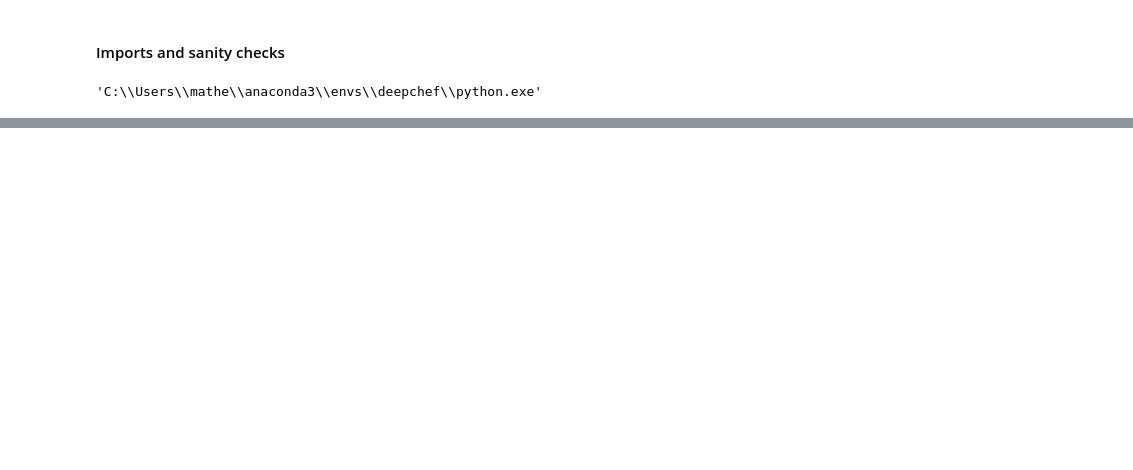
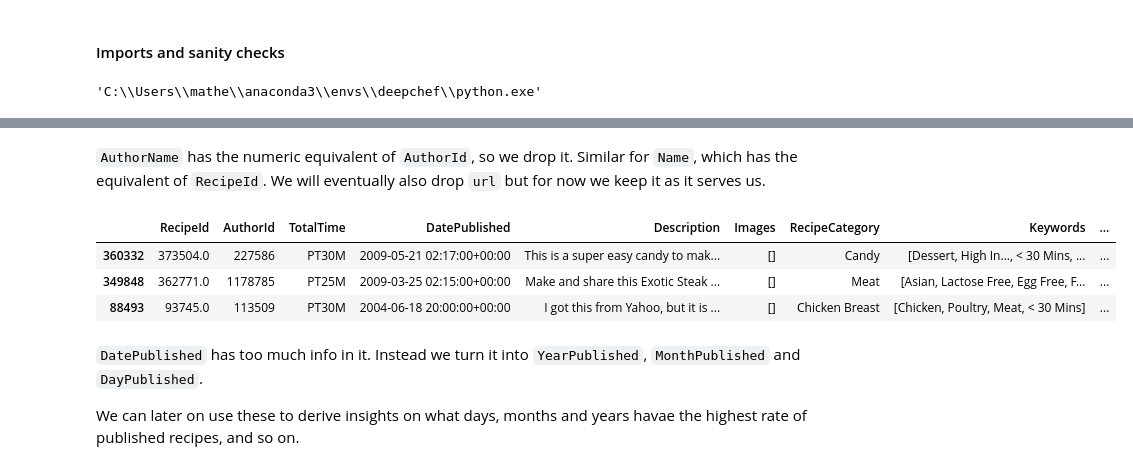
Before and after one commit to amirkiaml/DeepChef-BSTN-Capstone, a Jupyter notebook: Basic Data Cleaning.ipynb, the cells around one changed output, grey strips where cells are left out. Drawn from its saved outputs; the diff is of its cells as text; code cells hidden in the pictures; blank space fills up the shorter version.

```diff
--- a/Basic Data Cleaning.ipynb
+++ b/Basic Data Cleaning.ipynb
@@ -43,0 +124,2 @@ recipes.sample(5)
+# %%
+recipes.drop(['CookTime', 'PrepTime'], axis=1,inplace=True)
@@ -43,0 +132,15 @@ recipes.sample(5)
+# %% [markdown]
+`AuthorName` has the numeric equivalent of `AuthorId`, so we drop it. Similar for `Name`, which has the equivalent of `RecipeId`. We will eventually also drop `url` but for now we keep it as it serves us.
+# %%
+recipes.drop(['Name', 'AuthorName'], axis=1,inplace=True)
+# %%
+recipes.sample(3)
+# %% [output]
+|  | RecipeId | AuthorId | TotalTime | DatePublished | Description | Images | RecipeCategory | Keywords | ... |
+| 360332 | 373504.0 | 227586 | PT30M | 2009-05-21 02:17:00+00:00 | This is a super easy candy to mak... | [] | Candy | [Dessert, High In..., < 30 Mins, ... | ... |
+| 349848 | 362771.0 | 1178785 | PT25M | 2009-03-25 02:15:00+00:00 | Make and share this Exotic Steak ... | [] | Meat | [Asian, Lactose Free, Egg Free, F... | ... |
+| 88493 | 93745.0 | 113509 | PT30M | 2004-06-18 20:00:00+00:00 | I got this from Yahoo, but it is ... | [] | Chicken Breast | [Chicken, Poultry, Meat, < 30 Mins] | ... |
+# %% [markdown]
+`DatePublished` has too much info in it. Instead we turn it into `YearPublished`, `MonthPublished` and `DayPublished`.
+
+We can later on use these to derive insights on what days, months and years havae the highest rate of published recipes, and so on.
```
Also changed, not shown: parts of 34 cells of this notebook, 2 other files.
